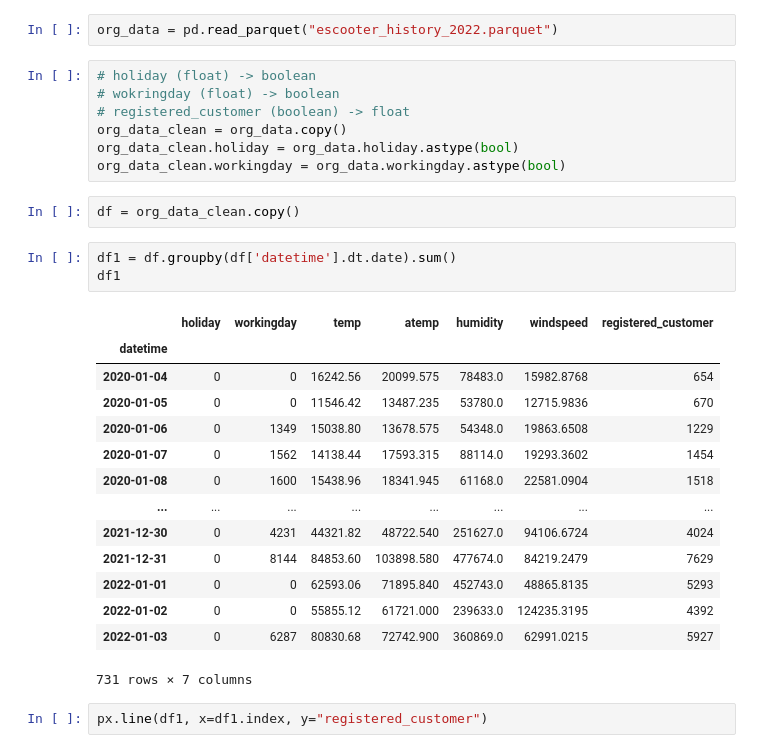
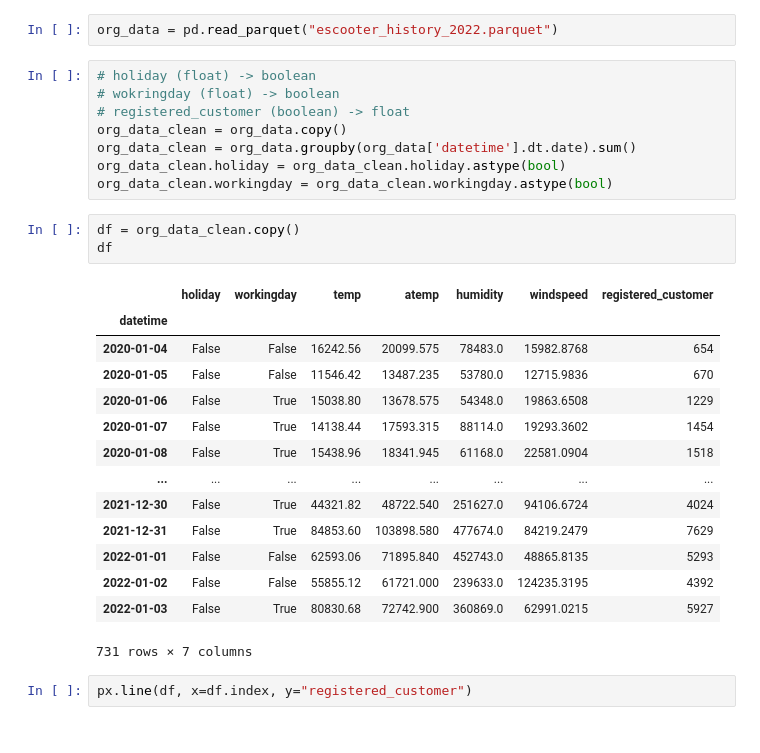
Before and after one commit to P-AEL/K-ppers-Projekt1, a Jupyter notebook: Flo.ipynb, the cells around one changed output. Cells and saved outputs as stored; diff of their text form.

```diff
--- a/Flo.ipynb
+++ b/Flo.ipynb
@@ -8,27 +8,26 @@ org_data = pd.read_parquet("escooter_history_2022.parquet")
 # wokringday (float) -> boolean
 # registered_customer (boolean) -> float
 org_data_clean = org_data.copy()
-org_data_clean.holiday = org_data.holiday.astype(bool)
-org_data_clean.workingday = org_data.workingday.astype(bool)
+org_data_clean = org_data.groupby(org_data['datetime'].dt.date).sum()
+org_data_clean.holiday = org_data_clean.holiday.astype(bool)
+org_data_clean.workingday = org_data_clean.workingday.astype(bool)
 # %%
 df = org_data_clean.copy()
+df
+# %% [output]
+|  | holiday | workingday | temp | atemp | humidity | windspeed | registered_customer |
+| datetime |  |  |  |  |  |  |  |
+| 2020-01-04 | False | False | 16242.56 | 20099.575 | 78483.0 | 15982.8768 | 654 |
+| 2020-01-05 | False | False | 11546.42 | 13487.235 | 53780.0 | 12715.9836 | 670 |
+| 2020-01-06 | False | True | 15038.80 | 13678.575 | 54348.0 | 19863.6508 | 1229 |
+| 2020-01-07 | False | True | 14138.44 | 17593.315 | 88114.0 | 19293.3602 | 1454 |
+| 2020-01-08 | False | True | 15438.96 | 18341.945 | 61168.0 | 22581.0904 | 1518 |
+| ... | ... | ... | ... | ... | ... | ... | ... |
+| 2021-12-30 | False | True | 44321.82 | 48722.540 | 251627.0 | 94106.6724 | 4024 |
+| 2021-12-31 | False | True | 84853.60 | 103898.580 | 477674.0 | 84219.2479 | 7629 |
+| 2022-01-01 | False | False | 62593.06 | 71895.840 | 452743.0 | 48865.8135 | 5293 |
+| 2022-01-02 | False | False | 55855.12 | 61721.000 | 239633.0 | 124235.3195 | 4392 |
+| 2022-01-03 | False | True | 80830.68 | 72742.900 | 360869.0 | 62991.0215 | 5927 |
+731 rows × 7 columns
-# %%
-df1 = df.groupby(df['datetime'].dt.date).sum()
-df1
-# %% [output]
-|  | holiday | workingday | temp | atemp | humidity | windspeed | registered_customer |
-| datetime |  |  |  |  |  |  |  |
-| 2020-01-04 | 0 | 0 | 16242.56 | 20099.575 | 78483.0 | 15982.8768 | 654 |
-| 2020-01-05 | 0 | 0 | 11546.42 | 13487.235 | 53780.0 | 12715.9836 | 670 |
-| 2020-01-06 | 0 | 1349 | 15038.80 | 13678.575 | 54348.0 | 19863.6508 | 1229 |
-| 2020-01-07 | 0 | 1562 | 14138.44 | 17593.315 | 88114.0 | 19293.3602 | 1454 |
-| 2020-01-08 | 0 | 1600 | 15438.96 | 18341.945 | 61168.0 | 22581.0904 | 1518 |
-| ... | ... | ... | ... | ... | ... | ... | ... |
-| 2021-12-30 | 0 | 4231 | 44321.82 | 48722.540 | 251627.0 | 94106.6724 | 4024 |
-| 2021-12-31 | 0 | 8144 | 84853.60 | 103898.580 | 477674.0 | 84219.2479 | 7629 |
-| 2022-01-01 | 0 | 0 | 62593.06 | 71895.840 | 452743.0 | 48865.8135 | 5293 |
-| 2022-01-02 | 0 | 0 | 55855.12 | 61721.000 | 239633.0 | 124235.3195 | 4392 |
-| 2022-01-03 | 0 | 6287 | 80830.68 | 72742.900 | 360869.0 | 62991.0215 | 5927 |
-731 rows × 7 columns
 # %%
-px.line(df1, x=df1.index, y="registered_customer")
+px.line(df, x=df.index, y="registered_customer")
```
